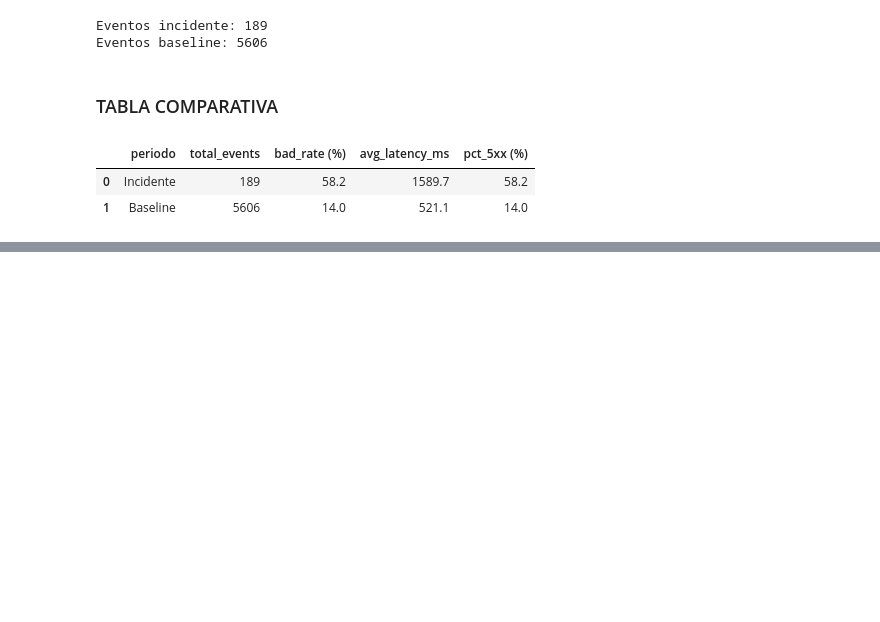
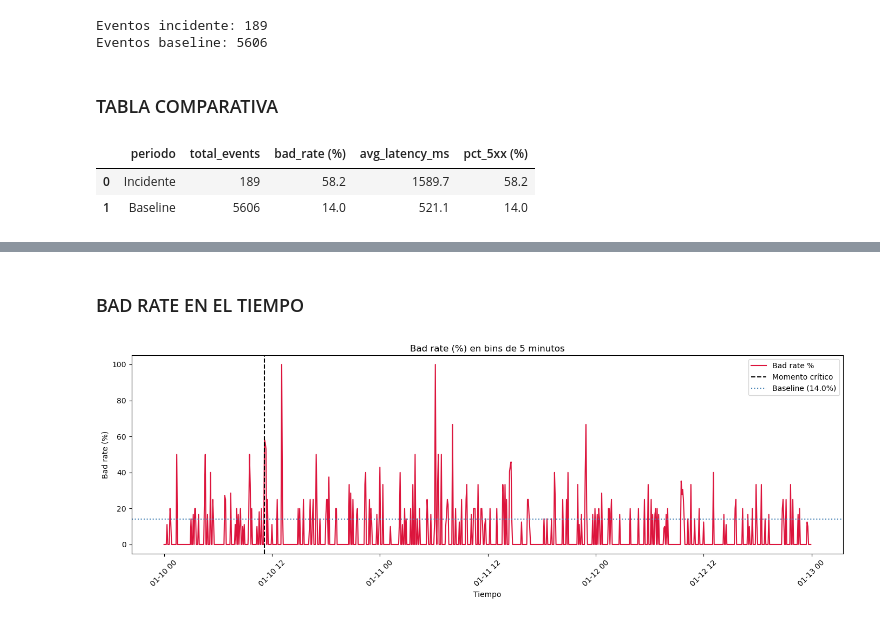
Before and after one commit to HugoFrancoo/TheHuddle-LogAnalytics, a Jupyter notebook: notebook/analisis_logs.ipynb, the cells around one changed output, grey strips where cells are left out. Cells and saved outputs as stored; diff of their text form; code cells hidden in the pictures; blank space fills up the shorter version.

Commit message:
graficos generados con matplotlib para demostracion de baseline y indicente y el bad_rate

```diff
--- a/notebook/analisis_logs.ipynb
+++ b/notebook/analisis_logs.ipynb
@@ -242,0 +274,25 @@ display(comparacion)
+# %% [markdown]
+### BAD RATE EN EL TIEMPO
+# %%
+fig, ax = plt.subplots(figsize=(14, 5))
+
+ax.plot(resumen['window'], resumen['bad_rate'] * 100,
+        color='crimson', linewidth=1.5, label='Bad rate %')
+
+# Línea vertical del momento crítico
+ax.axvline(x=ventana_critica, color='black', linestyle='--', linewidth=1.5, label='Momento crítico')
+
+# Línea horizontal del baseline
+baseline_rate = round(df_baseline['is_bad'].mean() * 100, 2)
+ax.axhline(y=baseline_rate, color='steelblue', linestyle=':', linewidth=1.5,
+           label=f'Baseline ({baseline_rate}%)')
+
+ax.set_title('Bad rate (%) en bins de 5 minutos')
+ax.set_xlabel('Tiempo')
+ax.set_ylabel('Bad rate (%)')
+ax.legend()
+plt.xticks(rotation=45)
+plt.tight_layout()
+plt.show()
+# %% [output]
+[figure, added]
```
Also changed, not shown: parts of 2 cells of this notebook.
